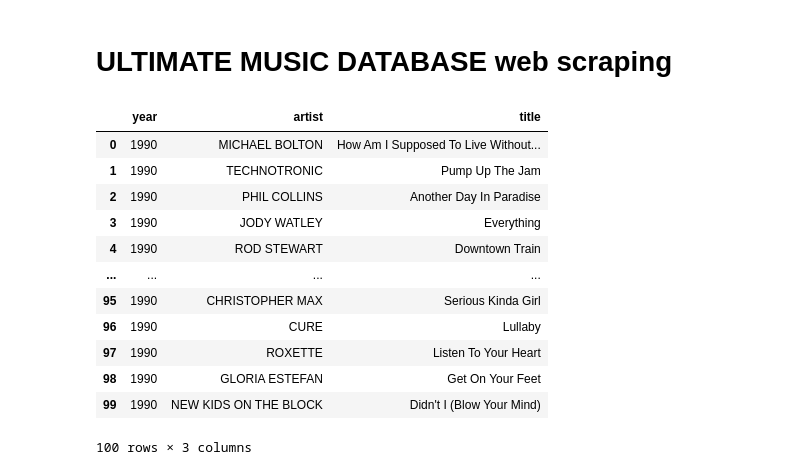
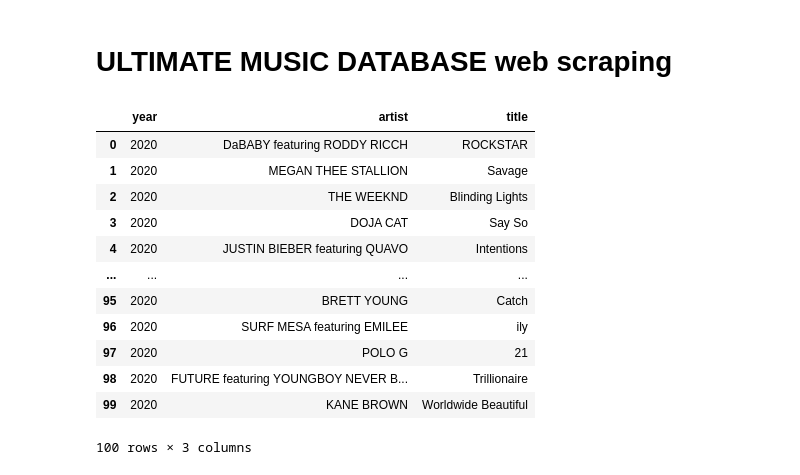
Before and after one commit to daniel-isidro/hot_n_pop_song_machine, a Jupyter notebook: data_acquisition/ultimate_music_database_web_scraping.ipynb, the cells around one changed output. Saved outputs shown, nothing was run; the diff lists cells and outputs as text; code cells hidden in the pictures.

```diff
--- a/data_acquisition/ultimate_music_database_web_scraping.ipynb
+++ b/data_acquisition/ultimate_music_database_web_scraping.ipynb
@@ -11,7 +14,7 @@ headers.update({ 'User-Agent': 'Mozilla/5.0 (X11; Ubuntu; Linux x86_64; rv:52.0)
 # %%
 def weekly_hits (date):
 
-    url = 'http://umdmusic.com/default.asp?Lang=English&Chart=D&ChDate=' + str(date) + '&ChMode=N'
+    url = 'http://umdmusic.com/default.asp?Lang=English&Chart=D&ChDate=' + str(date)
     req = requests.get(url, headers)
     soup = BeautifulSoup(req.content, 'html.parser')
 
@@ -32,20 +35,20 @@ def weekly_hits (date):
     df = pd.DataFrame([year, artist, title]).transpose()
     df.columns = ['year', 'artist', 'title']
 
-    return df
+    return (df)
 # %%
-weekly_hits(19900113)
+weekly_hits(20200620)
 # %% [output]
 |  | year | artist | title |
-| 0 | 1990 | MICHAEL BOLTON | How Am I Supposed To Live Without... |
-| 1 | 1990 | TECHNOTRONIC | Pump Up The Jam |
-| 2 | 1990 | PHIL COLLINS | Another Day In Paradise |
-| 3 | 1990 | JODY WATLEY | Everything |
-| 4 | 1990 | ROD STEWART | Downtown Train |
+| 0 | 2020 | DaBABY featuring RODDY RICCH | ROCKSTAR |
+| 1 | 2020 | MEGAN THEE STALLION | Savage |
+| 2 | 2020 | THE WEEKND | Blinding Lights |
+| 3 | 2020 | DOJA CAT | Say So |
+| 4 | 2020 | JUSTIN BIEBER featuring QUAVO | Intentions |
 | ... | ... | ... | ... |
-| 95 | 1990 | CHRISTOPHER MAX | Serious Kinda Girl |
-| 96 | 1990 | CURE | Lullaby |
-| 97 | 1990 | ROXETTE | Listen To Your Heart |
-| 98 | 1990 | GLORIA ESTEFAN | Get On Your Feet |
-| 99 | 1990 | NEW KIDS ON THE BLOCK | Didn't I (Blow Your Mind) |
+| 95 | 2020 | BRETT YOUNG | Catch |
+| 96 | 2020 | SURF MESA featuring EMILEE | ily |
+| 97 | 2020 | POLO G | 21 |
+| 98 | 2020 | FUTURE featuring YOUNGBOY NEVER B... | Trillionaire |
+| 99 | 2020 | KANE BROWN | Worldwide Beautiful |
 100 rows × 3 columns
```
Also changed, not shown: parts of 18 cells of this notebook, 7 other files.
